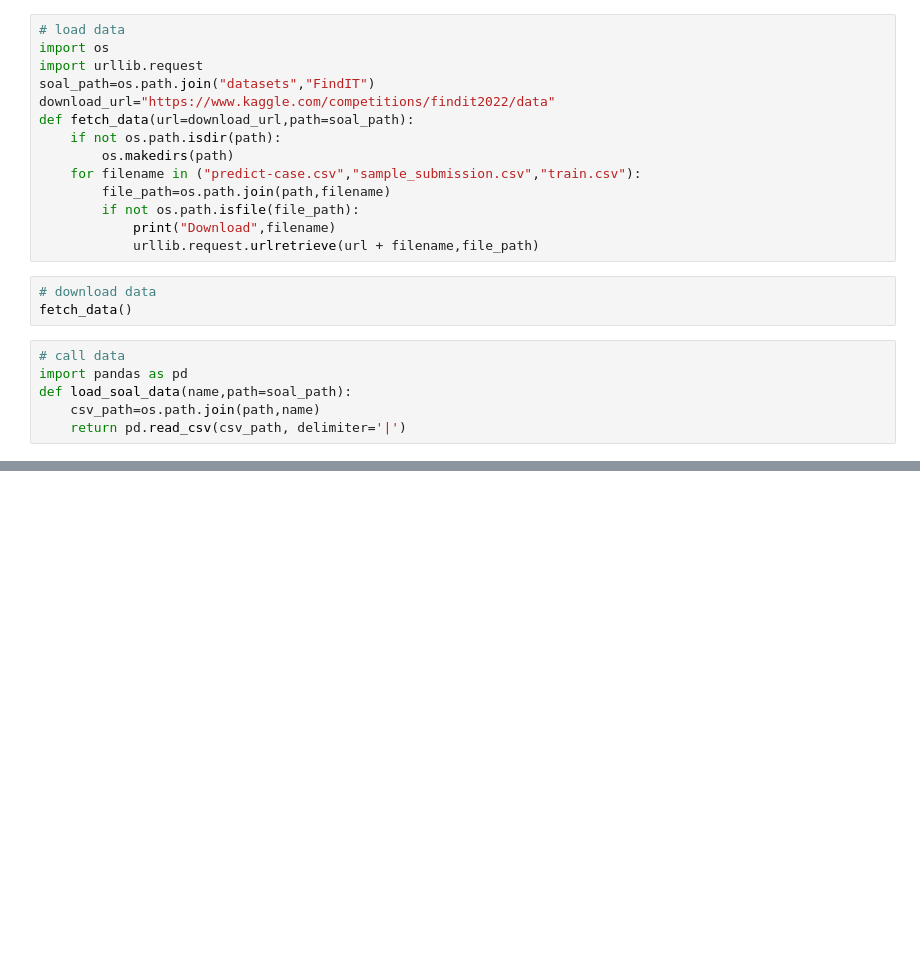
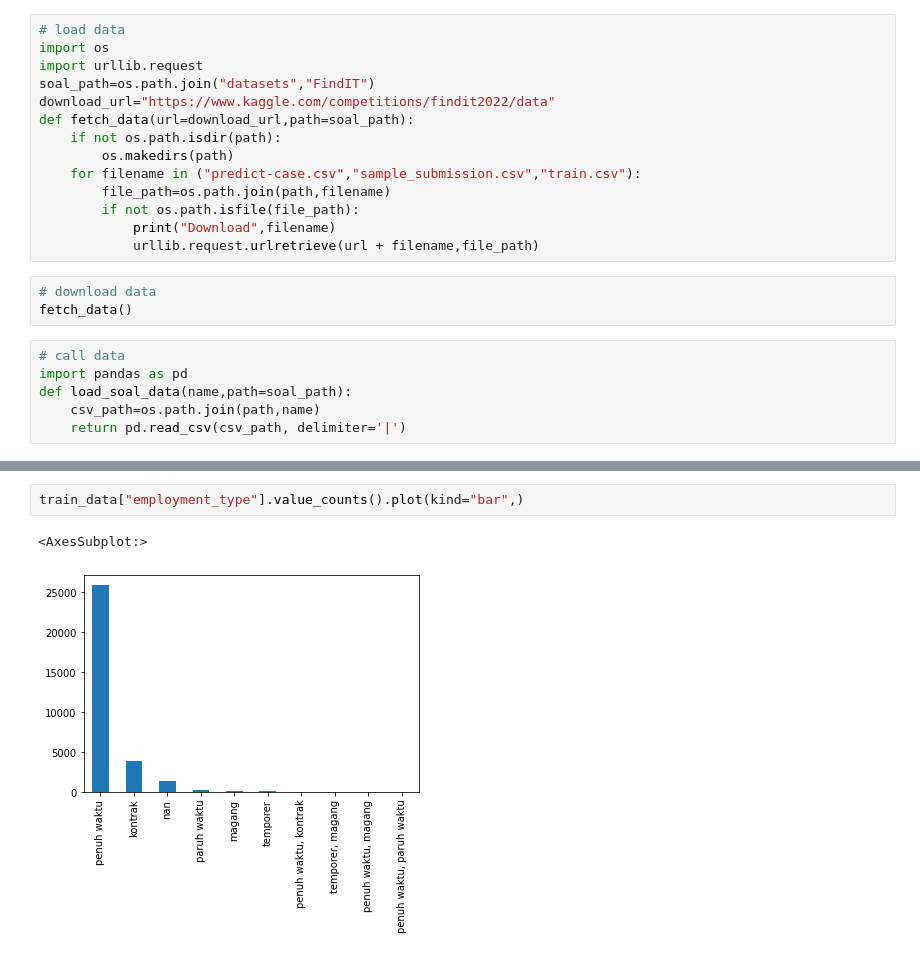
Before and after one commit to TeguhPermana666/Find_IT, a Jupyter notebook: Analisis.ipynb, the cells around one changed output, grey strips where cells are left out. Cells and saved outputs as stored; diff of their text form; blank space fills up the shorter version.

```diff
--- a/Analisis.ipynb
+++ b/Analisis.ipynb
@@ -68,0 +151,5 @@ Text(0.5, 1.0, 'Counts of Missing Value')
+# %%
+train_data["employment_type"].value_counts().plot(kind="bar",)
+# %% [output]
+<AxesSubplot:>
+[figure, added]
```
Also changed, not shown: parts of 16 cells of this notebook.
